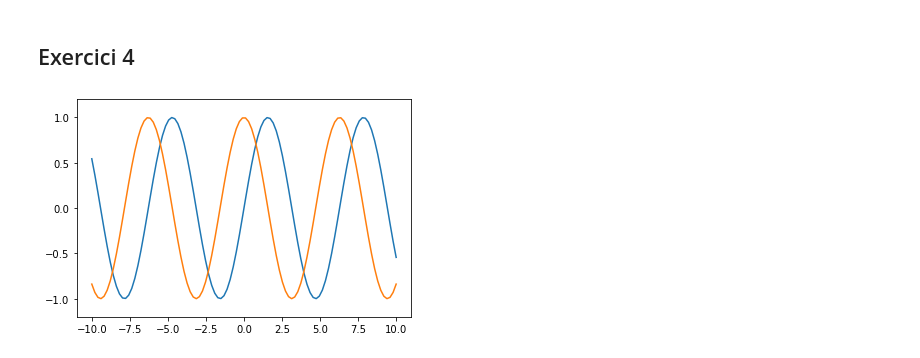
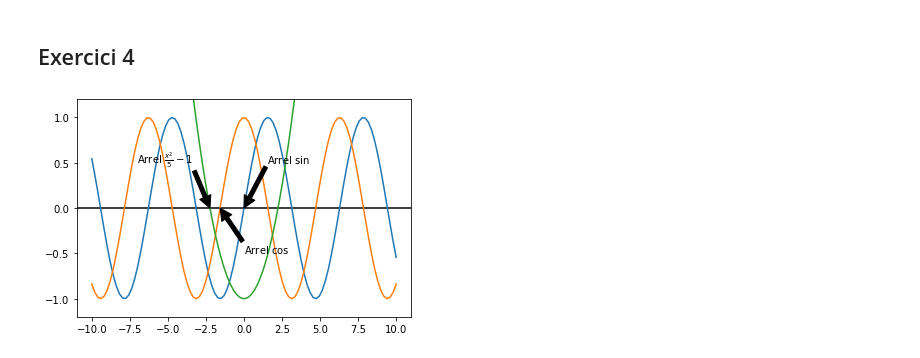
Before and after one commit to AdriRed/practiques-info, a Jupyter notebook: info9/practica.ipynb, the cells around one changed output. Cells and saved outputs as stored; diff of their text form; code cells hidden in the pictures.

```diff
--- a/info9/practica.ipynb
+++ b/info9/practica.ipynb
@@ -139,21 +139,37 @@ plt.show()
 [figure]
 # %% [markdown]
 ## Exercici 4
-# %%
-import scipy.optimize as so
-import math
-
-x = np.linspace(-10, 10, 100)
-
-ycos = np.cos(x)
-ysin = np.sin(x)
-
-
-plt.ylim(-1.2, 1.2)
-
-plt.plot(x, ysin)
-plt.plot(x, ycos)
-
-plt.show()
-# %% [output]
-[figure, removed]
+# %%
+import scipy.optimize as so
+import math
+
+def func_quadr(v):
+    return (v**2)/5 - 1
+
+x = np.linspace(-10, 10, 100)
+
+ycos = np.cos(x)
+ysin = np.sin(x)
+ysqr = func_quadr(x)
+
+
+arrel_cos = so.newton(np.cos, -0.5)
+arrel_sin = so.newton(np.sin, -0.5)
+arrel_quadr = so.newton(func_quadr, -0.5)
+
+
+plt.ylim(-1.2, 1.2)
+plt.axhline(color="black") #Eix x
+
+plt.plot(x, ysin)
+plt.plot(x, ycos)
+plt.plot(x, ysqr)
+
+plt.annotate("Arrel $\\cos$", xy=(arrel_cos, 0), arrowprops=dict(facecolor= "black"), xytext=(0, -0.5))
+plt.annotate("Arrel $\\sin$", xy=(arrel_sin, 0), arrowprops=dict(facecolor= "black"), xytext=(1.5, 0.5))
+plt.annotate("Arrel $\\frac{x^2}{5}-1$", xy=(arrel_quadr, 0), arrowprops=dict(facecolor= "black"), xytext=(-7, 0.5))
+
+
+plt.show()
+# %% [output]
+[figure, added]
```
